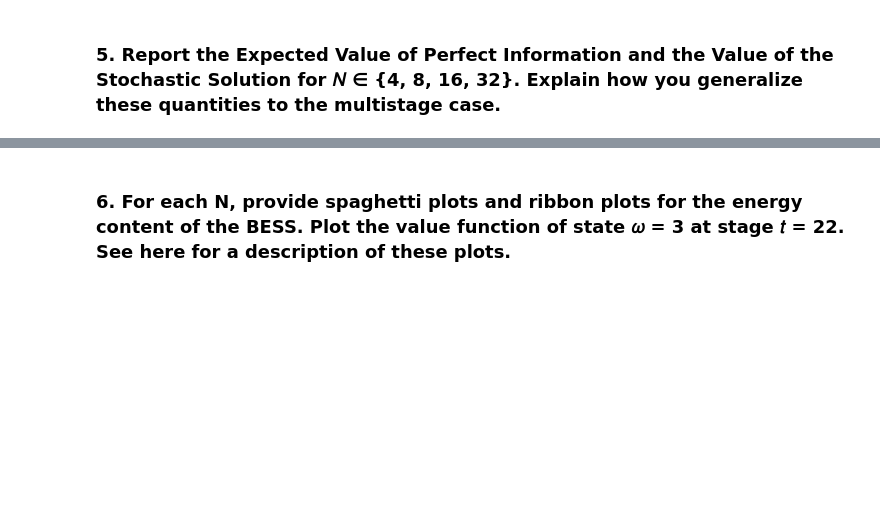
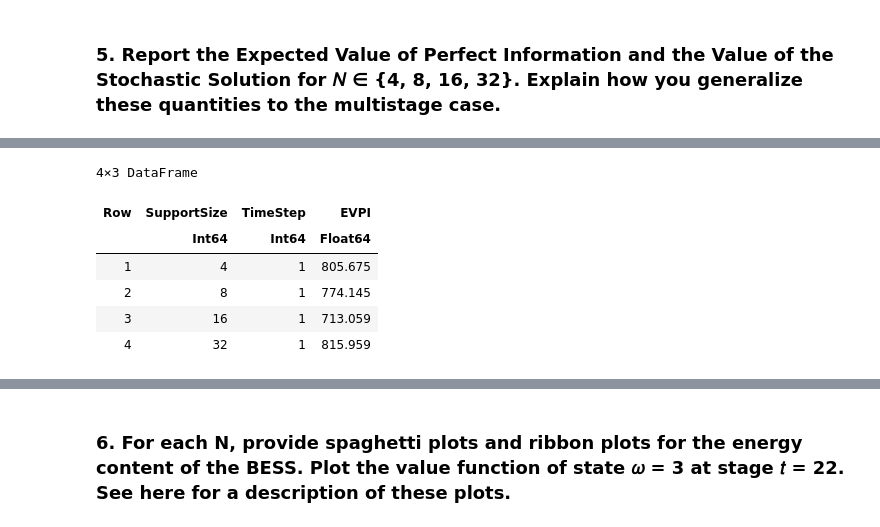
Before and after one commit to TheoHanon/Operational-Research, a Jupyter notebook: part3.ipynb, the cells around one changed output, grey strips where cells are left out. Drawn from its saved outputs; the diff is of its cells as text; code cells hidden in the pictures; blank space fills up the shorter version.

```diff
--- a/part3.ipynb
+++ b/part3.ipynb
@@ -275,0 +242,10 @@ plot(
+# %%
+evpi_df
+# %% [output]
+4×3 DataFrame
+| Row | SupportSize | TimeStep | EVPI |
+|  | Int64 | Int64 | Float64 |
+| 1 | 4 | 1 | 805.675 |
+| 2 | 8 | 1 | 774.145 |
+| 3 | 16 | 1 | 713.059 |
+| 4 | 32 | 1 | 815.959 |
```
Also changed, not shown: parts of 7 cells of this notebook, 7 other files.
